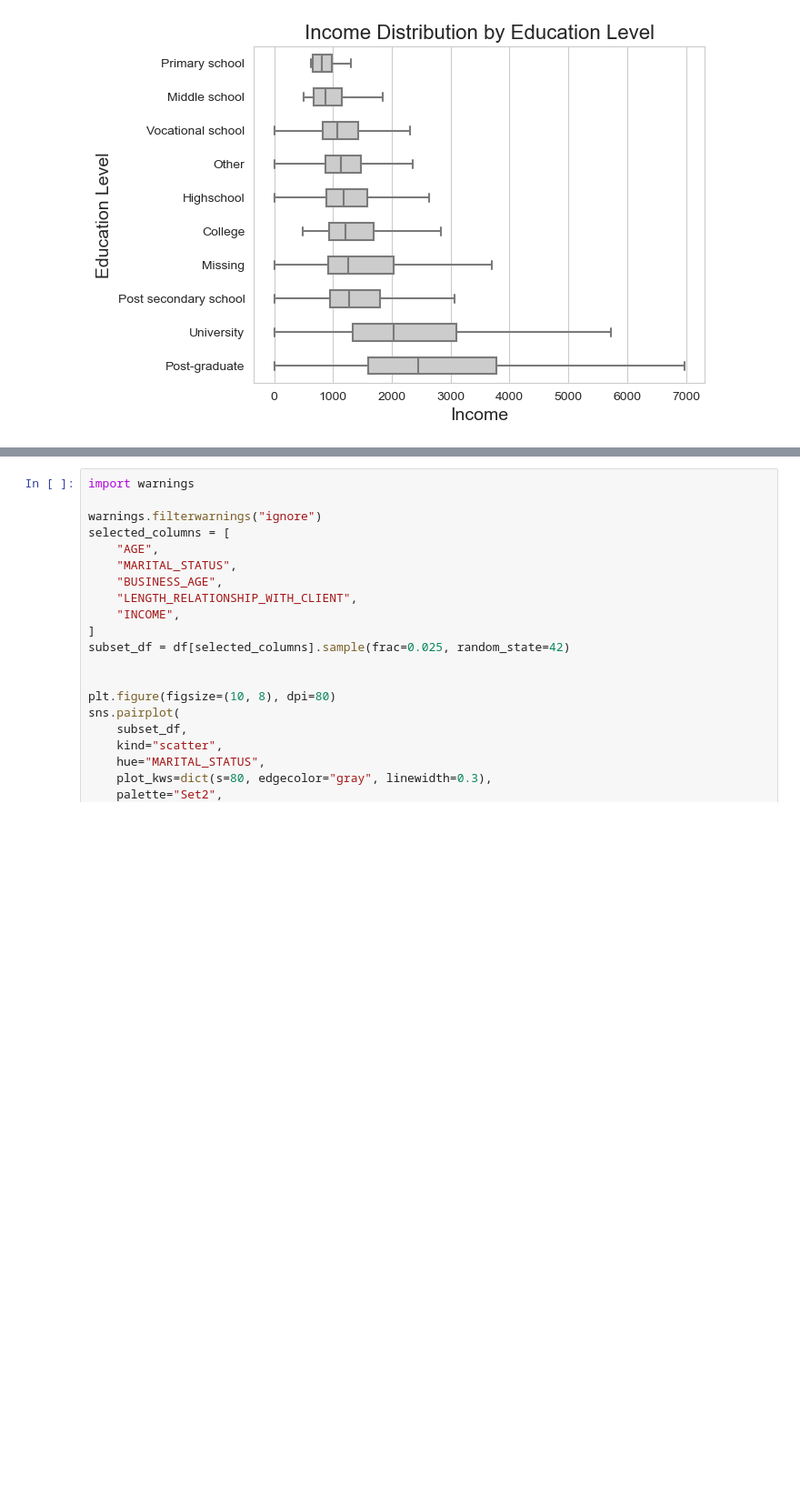
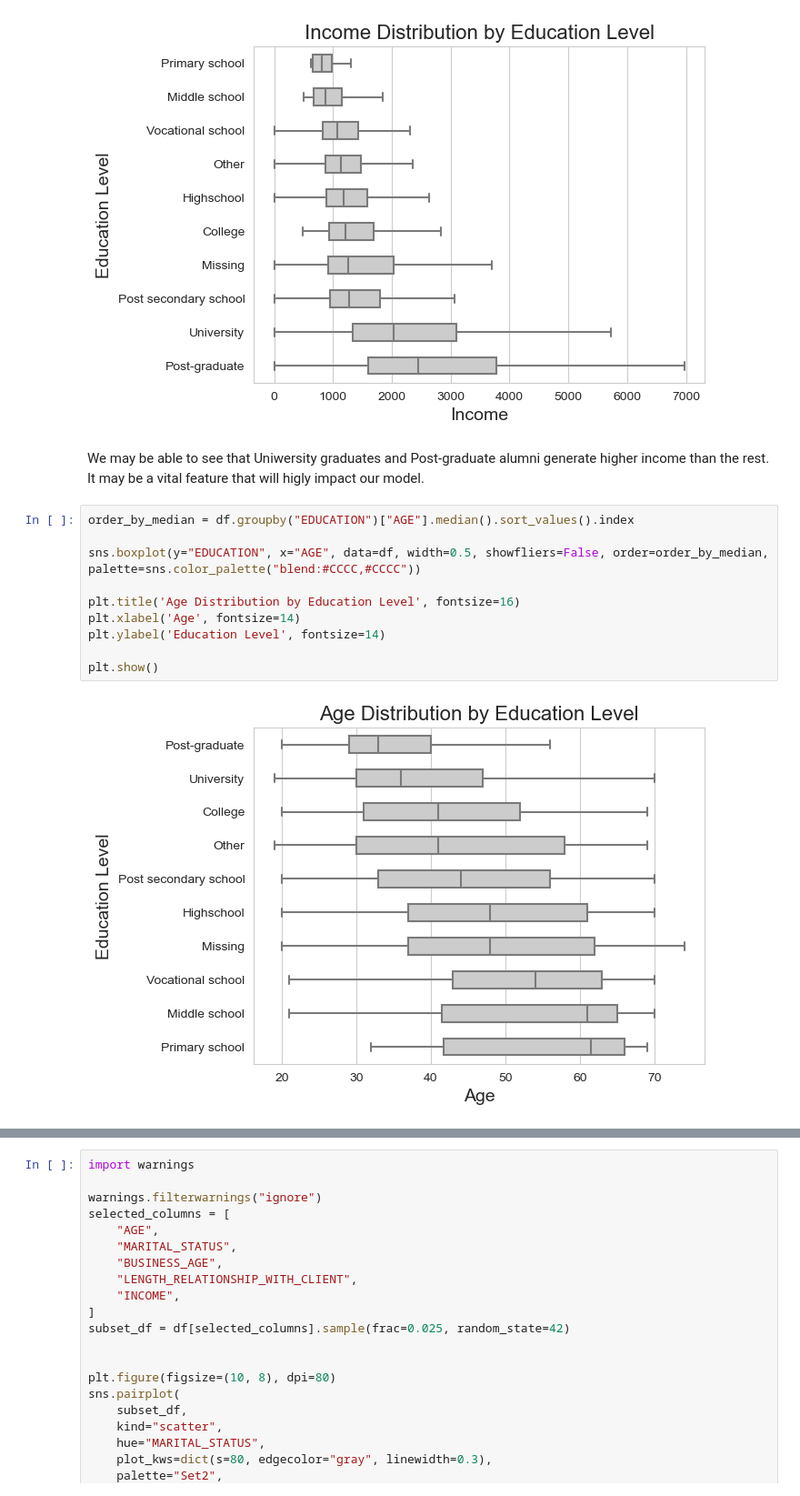
Before and after one commit to Michael-Pytel/Consumer-Loans-Analysis, a Jupyter notebook: src/eda_processing.ipynb, the cells around one changed output, grey strips where cells are left out. Shown at 91% size. Cells and saved outputs as stored; diff of their text form; blank space fills up the shorter version.

Commit message:
added plots and interpretation

```diff
--- a/src/eda_processing.ipynb
+++ b/src/eda_processing.ipynb
@@ -342,3 +353,17 @@ plt.ylabel('Education Level', fontsize=14)
 plt.show()
 # %% [output]
 [figure]
+# %% [markdown]
+We may be able to see that Uniwersity graduates and Post-graduate alumni generate higher income than the rest. It may be a vital feature that will higly impact our model.
+# %%
+order_by_median = df.groupby("EDUCATION")["AGE"].median().sort_values().index
+
+sns.boxplot(y="EDUCATION", x="AGE", data=df, width=0.5, showfliers=False, order=order_by_median, palette=sns.color_palette("blend:#CCCC,#CCCC"))
+
+plt.title('Age Distribution by Education Level', fontsize=16)
+plt.xlabel('Age', fontsize=14)
+plt.ylabel('Education Level', fontsize=14)
+
+plt.show()
+# %% [output]
+[figure, added]
```
Also changed, not shown: parts of 14 cells of this notebook.
